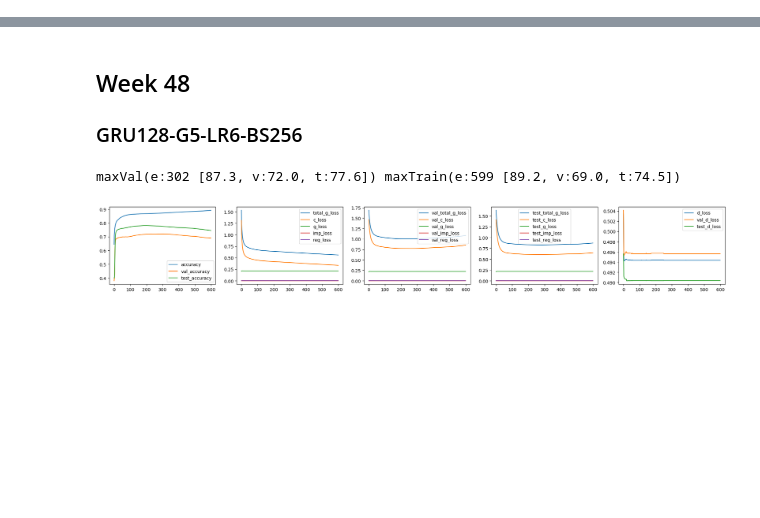
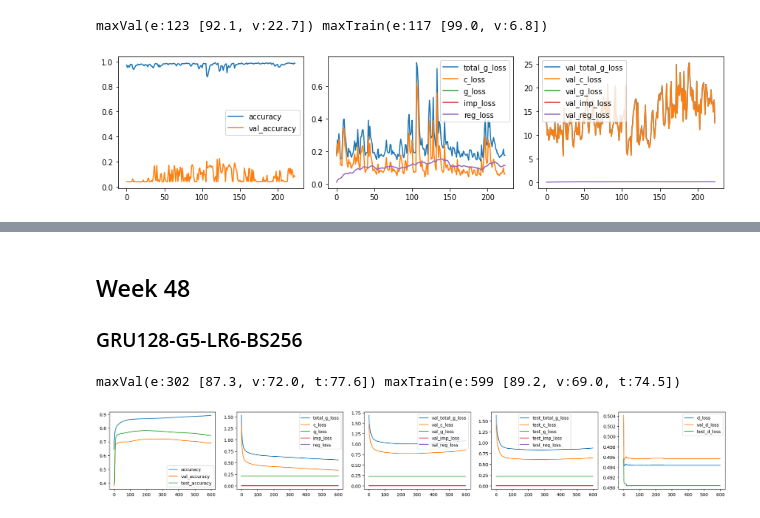
Before and after one commit to dnldsht/AJ-RNN, a Jupyter notebook: res.ipynb, the cells around one changed output, grey strips where cells are left out. Drawn from its saved outputs; the diff is of its cells as text; code cells hidden in the pictures; blank space fills up the shorter version.

```diff
--- a/res.ipynb
+++ b/res.ipynb
@@ -69,0 +82,5 @@ def plot_all(metrics):
+# %%
+plot_all(get_metrics('results/week49/G-LIGHT-GRU128-G1-LR3-B32-REG/seed89')) # sophia
+# %% [output]
+maxVal(e:123 [92.1, v:22.7]) maxTrain(e:117 [99.0, v:6.8])
+[figure, added]
```
Also changed, not shown: parts of 11 cells of this notebook, 21 other files.
